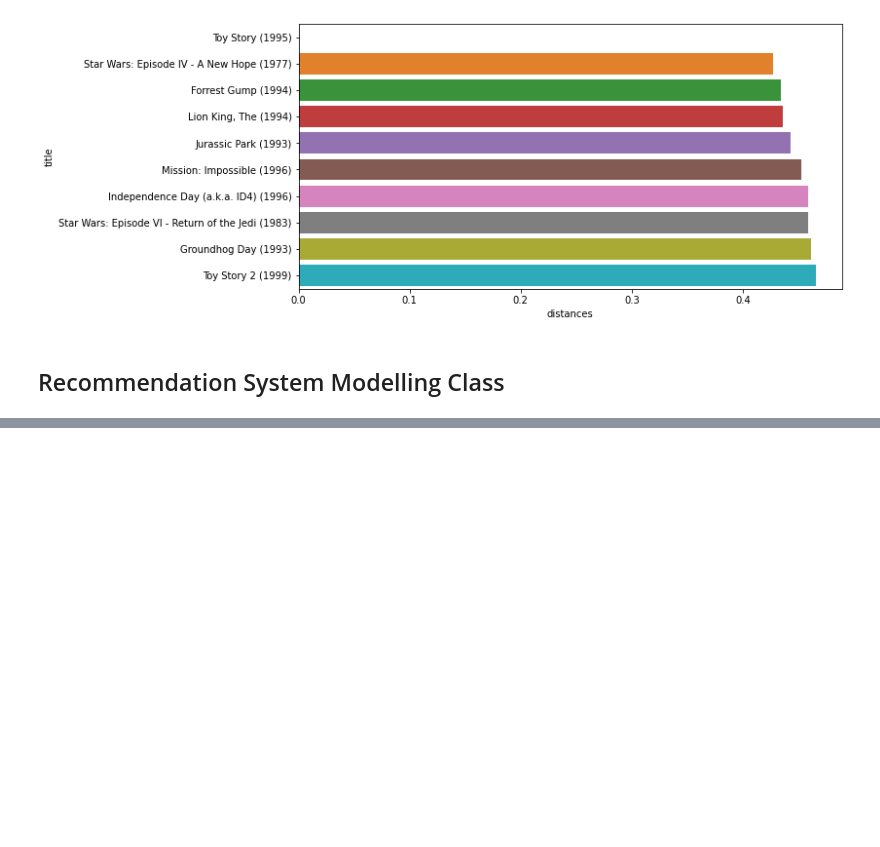
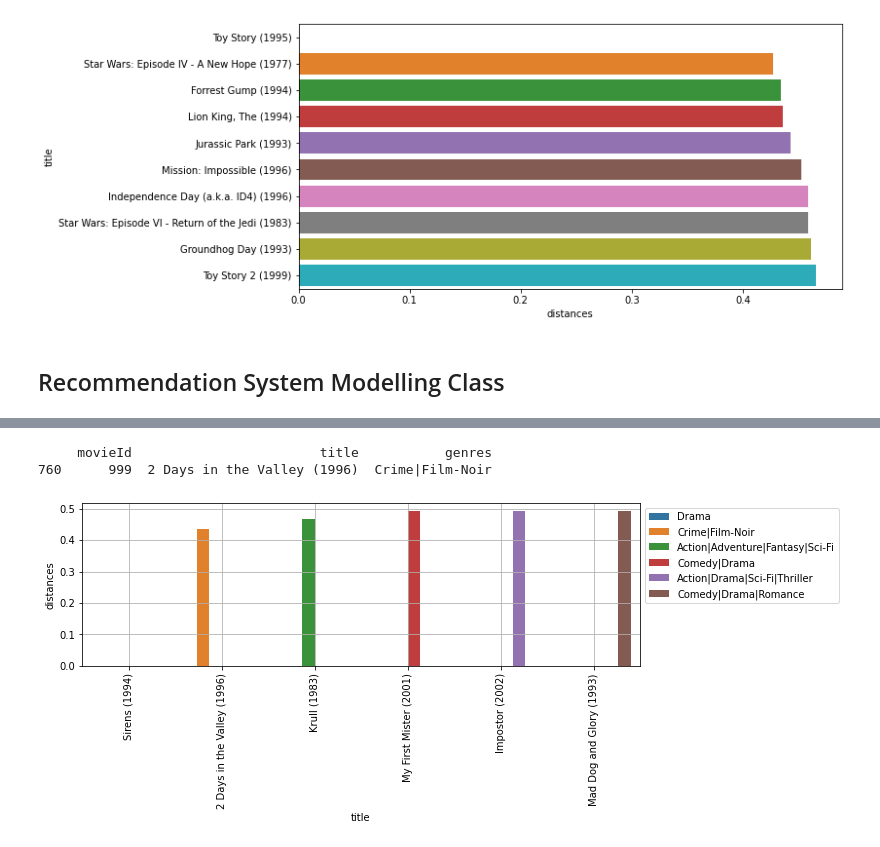
Before and after one commit to NishantBaheti/Recommendation-Systems, a Jupyter notebook: Basic.ipynb, the cells around one changed output, grey strips where cells are left out. Saved outputs shown, nothing was run; the diff lists cells and outputs as text; code cells hidden in the pictures; blank space fills up the shorter version.

```diff
--- a/Basic.ipynb
+++ b/Basic.ipynb
@@ -253,0 +265,13 @@ recoms
+# %%
+movie_input = 999
+print(movies[movies.movieId.isin([movie_input])])
+movie_ids, distances = model.get_recommendations(movie_input, 5)
+
+recommendations = movies[movies.movieId.isin(movie_ids)].reset_index()
+recommendations['distances'] = distances
+
+plot_recomendations(recommendations)
+# %% [output]
+     movieId                        title           genres
+760      999  2 Days in the Valley (1996)  Crime|Film-Noir
+[figure, added]
```
Also changed, not shown: parts of 8 cells of this notebook, 2 other files.
